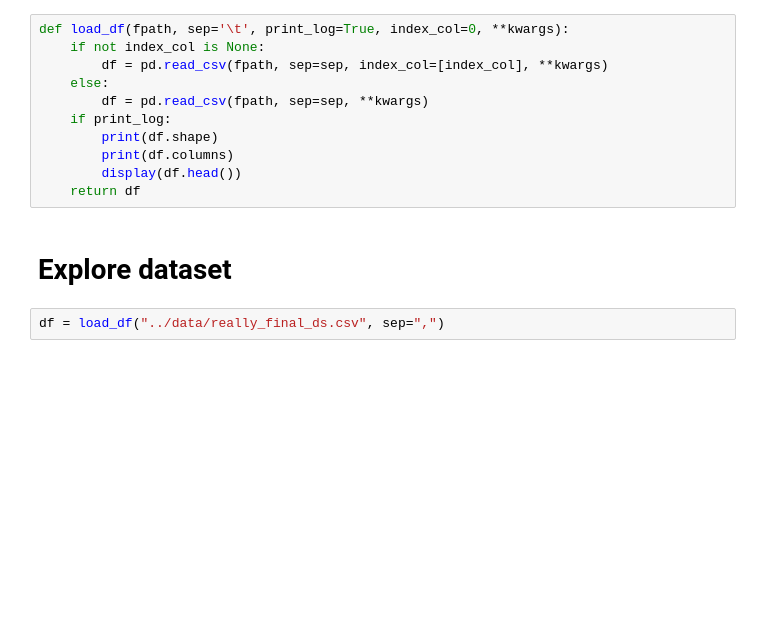
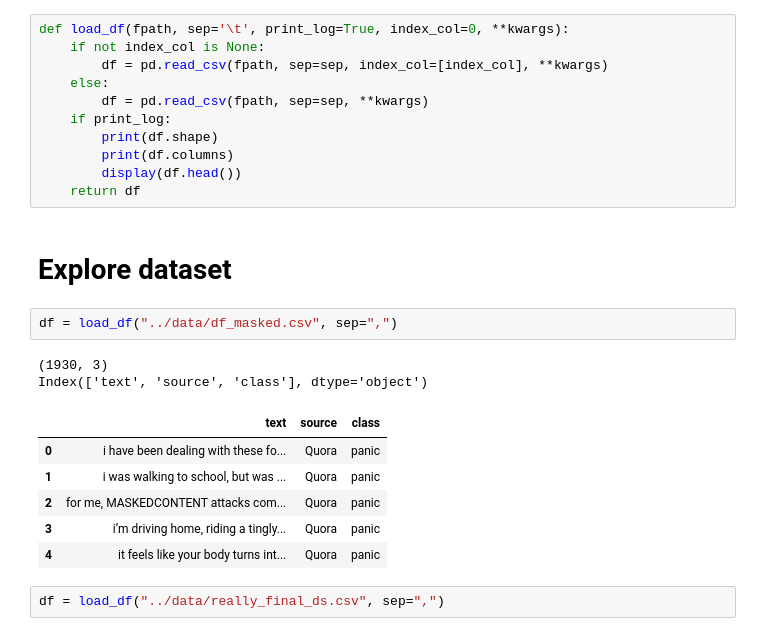
Before and after one commit to SandraMNE/QRPanicAnxiety, a Jupyter notebook: notebooks/owl_20231219_misc.ipynb, the cells around one changed output. Cells and saved outputs as stored; diff of their text form; blank space fills up the shorter version.

```diff
--- a/notebooks/owl_20231219_misc.ipynb
+++ b/notebooks/owl_20231219_misc.ipynb
@@ -91,6 +91,17 @@ def load_df(fpath, sep='\t', print_log=True, index_col=0, **kwargs):
     return df
 # %% [markdown]
 # Explore dataset
+# %%
+df = load_df("../data/df_masked.csv", sep=",")
+# %% [output]
+(1930, 3)
+Index(['text', 'source', 'class'], dtype='object')
+|  | text | source | class |
+| 0 | i have been dealing with these fo... | Quora | panic |
+| 1 | i was walking to school, but was ... | Quora | panic |
+| 2 | for me, MASKEDCONTENT attacks com... | Quora | panic |
+| 3 | i’m driving home, riding a tingly... | Quora | panic |
+| 4 | it feels like your body turns int... | Quora | panic |
 # %%
 df = load_df("../data/really_final_ds.csv", sep=",")
 # %% [output]
```
Also changed, not shown: parts of 2 cells of this notebook, 3 other files.
